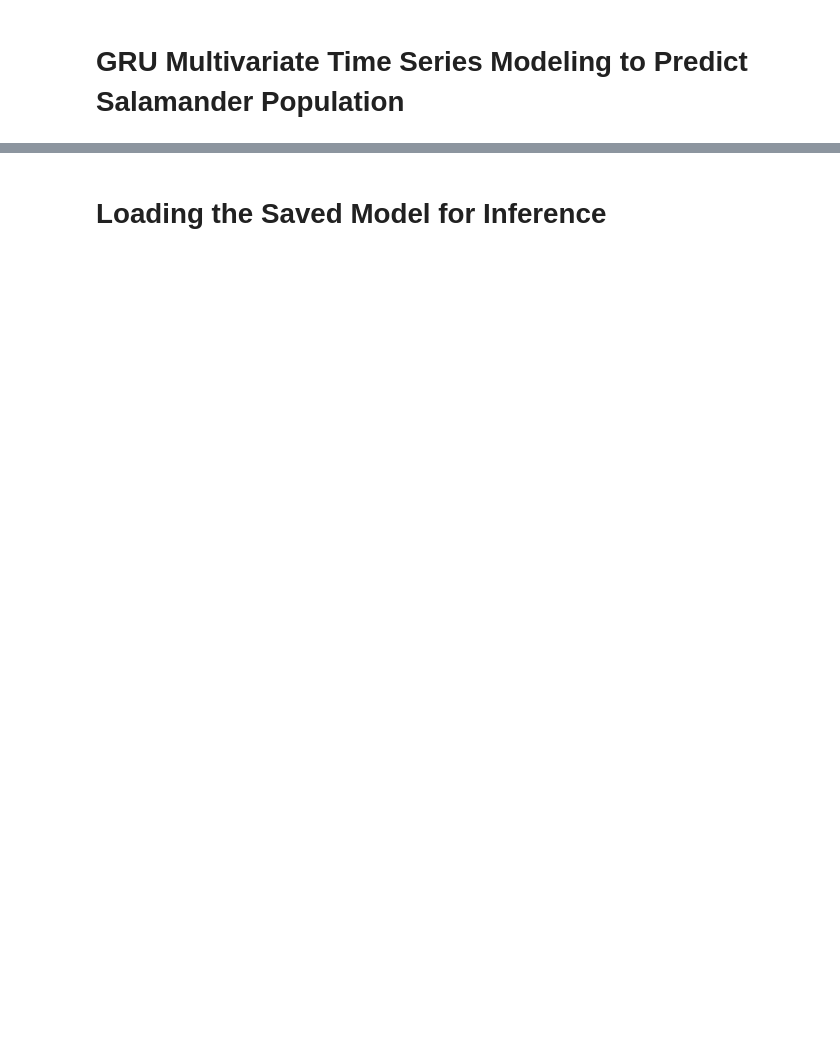
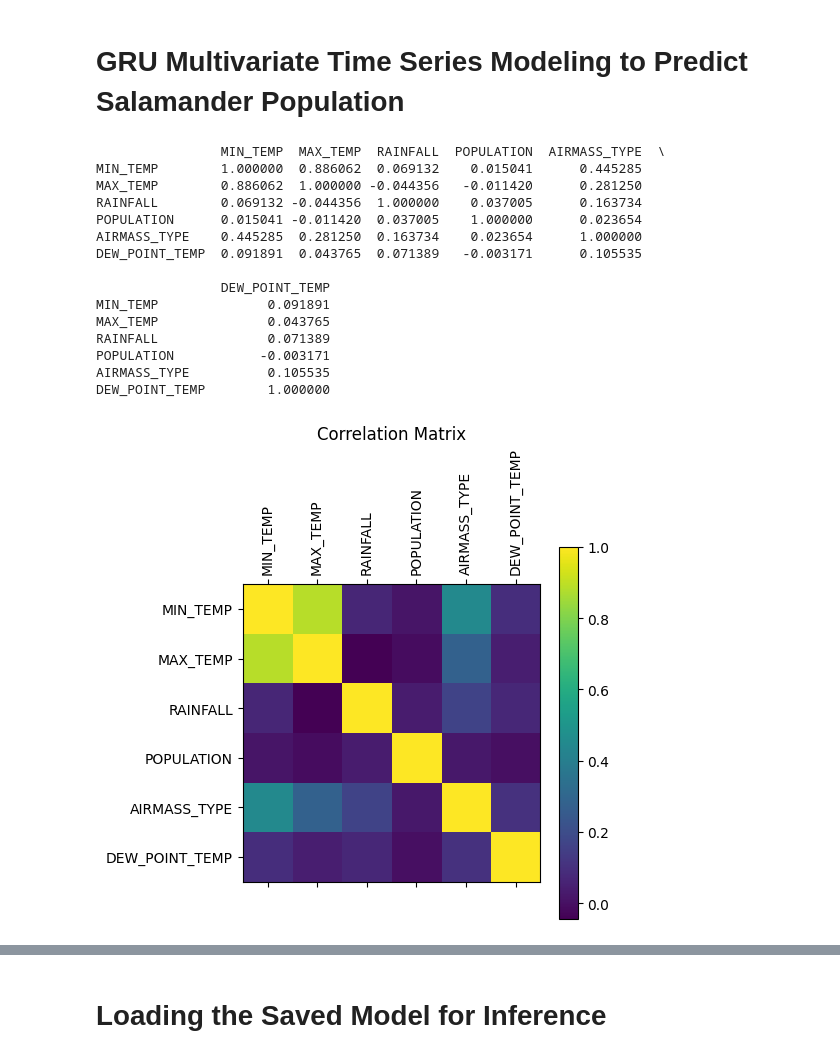
Before and after one commit to sagunraj/temp-rainfall-ds, a Jupyter notebook: GRU_multivariate_ts_modeling.ipynb, the cells around one changed output, grey strips where cells are left out. Drawn from its saved outputs; the diff is of its cells as text; code cells hidden in the pictures; blank space fills up the shorter version.

Commit message:
[add] adds new dataset manipulation in GRU notebook

```diff
--- a/GRU_multivariate_ts_modeling.ipynb
+++ b/GRU_multivariate_ts_modeling.ipynb
@@ -2,36 +2,79 @@
 # GRU Multivariate Time Series Modeling to Predict Salamander Population
 # %%
 import pandas as pd
+import matplotlib.pyplot as plt
 
 temperature_df = pd.read_excel('dataset/Temp_SRS_1Jan1964_to_31Oct2020.xlsx')
 rainfall_df = pd.read_csv('dataset/Rainfall_at_SRS_30Nov1960_to_18Nov2020.csv')
 salamander_df = pd.read_excel('dataset/RB-GBdataForAImodel.xlsx')
+augusta_air_mass_transitions_df = pd.read_excel('dataset/AirMassTransitions.xlsx')
+augusta_dew_point_df = pd.read_excel('dataset/AugustaGA-DewPointTempsHourly.xlsx')
+
+augusta_air_mass_transitions_df = augusta_air_mass_transitions_df.query("Station == 'AGS'")
+augusta_air_mass_transitions_df = augusta_air_mass_transitions_df.drop(columns=['Station'])
+augusta_air_mass_transitions_df['DATE'] = pd.to_datetime(augusta_air_mass_transitions_df[['Year', 'Month', 'Day']], format='%Y-%m-%d')
+augusta_air_mass_transitions_df = augusta_air_mass_transitions_df.drop(columns=['Year', 'Month', 'Day'])
+
+augusta_dew_point_df = augusta_dew_point_df.drop(columns=['Location', 'Code'])
+augusta_dew_point_df = augusta_dew_point_df.rename(columns={'Mo': 'Month'})
+augusta_dew_point_df["DATE"] = pd.to_datetime(augusta_dew_point_df[['Year', 'Month', 'Day']], format="%Y-%m-%d")
+augusta_dew_point_df = augusta_dew_point_df.drop(columns=['Year', 'Month', 'Day', 'Hr', 'Min', 'Sec'])
+augusta_dew_point_df = augusta_dew_point_df.groupby('DATE').mean()
 
 salamander_df['Date'] = salamander_df['Date'].astype(str)
 salamander_df.loc[salamander_df['Date'].str.startswith('1'), 'Date'] = salamander_df['Date'].str.replace('1', '20', 1)
 salamander_df.loc[~salamander_df['Date'].str.startswith('20'), 'Date'] = '19' + salamander_df['Date']
 salamander_df = salamander_df.rename(columns={'Date': 'DATE'})
 salamander_df = salamander_df.query("Site == 'RB'")
 salamander_df.head()
 
 rainfall_df = rainfall_df.fillna(0)
 
 temperature_df['DATE'] = pd.to_datetime(temperature_df['DATE'], format='%Y-%m-%d')
 rainfall_df['DATE'] = pd.to_datetime(rainfall_df['DATE'], format='%m/%d/%Y')
 salamander_df['DATE'] = pd.to_datetime(salamander_df['DATE'], format='%Y%m%d')
 
 total_salamander_pop_df = salamander_df.groupby(salamander_df['DATE'].dt.date)["Number"].sum().reset_index()
 total_salamander_pop_df.DATE = pd.to_datetime(total_salamander_pop_df.DATE, format='%Y-%m-%d')
 total_salamander_pop_df.head()
 
 rain_temp_df = pd.merge(temperature_df, rainfall_df, on='DATE', how="outer")
 rain_temp_salamander_df = pd.merge(rain_temp_df, total_salamander_pop_df, on='DATE', how="outer")
-rain_temp_salamander_df = rain_temp_salamander_df.rename(columns={'LOW TEMP': 'MIN_TEMP', 'HIGH TEMP': 'MAX_TEMP', '200-F Rainfall (inches/day)': 'RAINFALL', 'Number': 'POPULATION'})
+rain_temp_salamander_df = pd.merge(rain_temp_salamander_df, augusta_air_mass_transitions_df, on='DATE', how='outer')
+rain_temp_salamander_df = pd.merge(rain_temp_salamander_df, augusta_dew_point_df, on='DATE', how='outer')
+rain_temp_salamander_df = rain_temp_salamander_df.rename(columns={'LOW TEMP': 'MIN_TEMP', 'HIGH TEMP': 'MAX_TEMP', '200-F Rainfall (inches/day)': 'RAINFALL', 'Number': 'POPULATION', 'AirMass Type': 'AIRMASS_TYPE', 'Dew Point Temp (deg C)': 'DEW_POINT_TEMP'})
 start_date = '1979-09-17'
 end_date = '2020-10-31'
 rain_temp_salamander_df = rain_temp_salamander_df.query("DATE >= @start_date and DATE <= @end_date")
 # the dates above are selected because salamander data are available only from 1979-09-17 and the temperature data are available only till 2020-10-31
 rain_temp_salamander_df['POPULATION'].fillna(0, inplace=True)
 rain_temp_salamander_df['RAINFALL'].fillna(0, inplace=True)
 
 rain_temp_salamander_df = rain_temp_salamander_df.set_index('DATE')
+
+corr = rain_temp_salamander_df.corr()
+print(corr)
+
+plt.matshow(corr)
+plt.colorbar()
+plt.xticks(range(len(corr.columns)), corr.columns, rotation=90)
+plt.yticks(range(len(corr.columns)), corr.columns)
+plt.title("Correlation Matrix")
+plt.show()
+# %% [output]
+                MIN_TEMP  MAX_TEMP  RAINFALL  POPULATION  AIRMASS_TYPE  \
+MIN_TEMP        1.000000  0.886062  0.069132    0.015041      0.445285
+MAX_TEMP        0.886062  1.000000 -0.044356   -0.011420      0.281250
+RAINFALL        0.069132 -0.044356  1.000000    0.037005      0.163734
+POPULATION      0.015041 -0.011420  0.037005    1.000000      0.023654
+AIRMASS_TYPE    0.445285  0.281250  0.163734    0.023654      1.000000
+DEW_POINT_TEMP  0.091891  0.043765  0.071389   -0.003171      0.105535
+
+                DEW_POINT_TEMP
+MIN_TEMP              0.091891
+MAX_TEMP              0.043765
+RAINFALL              0.071389
+POPULATION           -0.003171
+AIRMASS_TYPE          0.105535
+DEW_POINT_TEMP        1.000000
+[figure, added]
```
Also changed, not shown: parts of 3 cells of this notebook, 3 other files.
